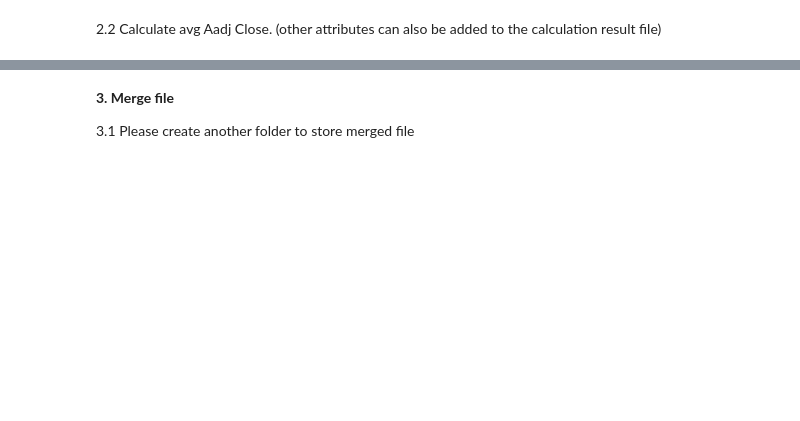
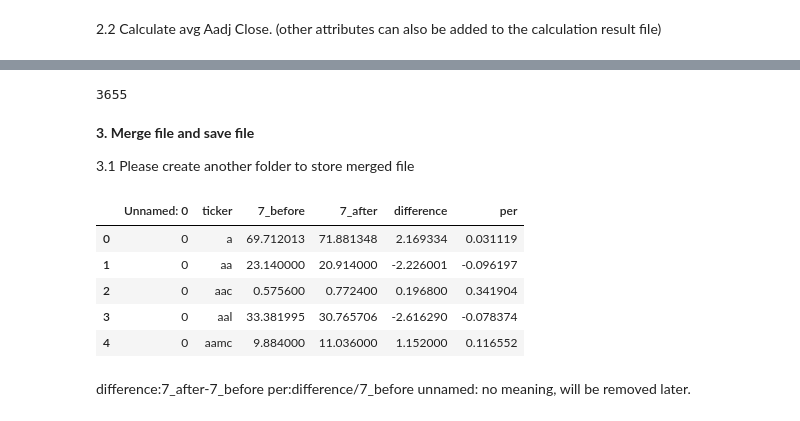
Before and after one commit to mixerupper/1001-term-project, a Jupyter notebook: code/01-import/04-stock_price_web_scraping.ipynb, the cells around one changed output, grey strips where cells are left out. Cells and saved outputs as stored; diff of their text form; code cells hidden in the pictures; blank space fills up the shorter version.

```diff
--- a/code/01-import/04-stock_price_web_scraping.ipynb
+++ b/code/01-import/04-stock_price_web_scraping.ipynb
@@ -79,4 +148,11 @@ for i in range(len(csv_name_list)):
+# %%
+for i in range(len(csv_missing)):
+    csv_name_list.remove(csv_missing[i])
+
+print(len(csv_name_list)) #Check
+# %% [output]
+3655
 # %% [markdown]
-**3. Merge file**
+**3. Merge file and save file**
 
 3.1 Please create another folder to store merged file
@@ -86,3 +159,6 @@ save_name='merged.csv'
+# %%
+save_path=data_root+'01-raw/web_scraping/2019q3/merged'
+save_name='2019q3_web_scraping_merged.csv'
 # %%
 for i in range(len(csv_name_list)):
     df = pd.read_csv( csv_name_list[i] )
@@ -92,0 +169,14 @@ for i in range(len(csv_name_list)):
+# %%
+test=pd.read_csv(save_path+'\\'+save_name)
+test.head()
+# %% [output]
+|  | Unnamed: 0 | ticker | 7_before | 7_after | difference | per |
+| 0 | 0 | a | 69.712013 | 71.881348 | 2.169334 | 0.031119 |
+| 1 | 0 | aa | 23.140000 | 20.914000 | -2.226001 | -0.096197 |
+| 2 | 0 | aac | 0.575600 | 0.772400 | 0.196800 | 0.341904 |
+| 3 | 0 | aal | 33.381995 | 30.765706 | -2.616290 | -0.078374 |
+| 4 | 0 | aamc | 9.884000 | 11.036000 | 1.152000 | 0.116552 |
+# %% [markdown]
+difference:7_after-7_before
+per:difference/7_before
+unnamed: no meaning, will be removed later.
```
Also changed, not shown: parts of 20 cells of this notebook, 2 other files.
